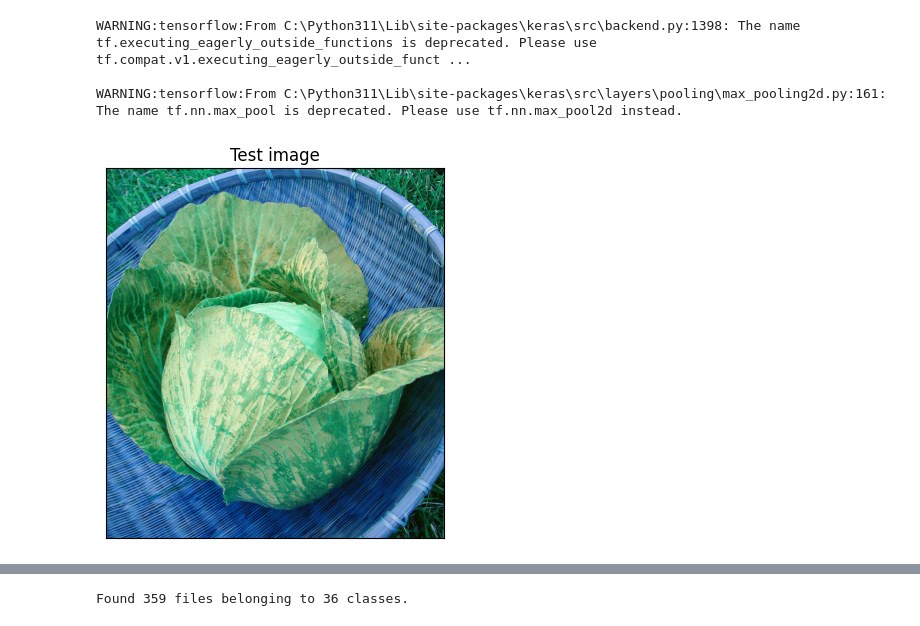
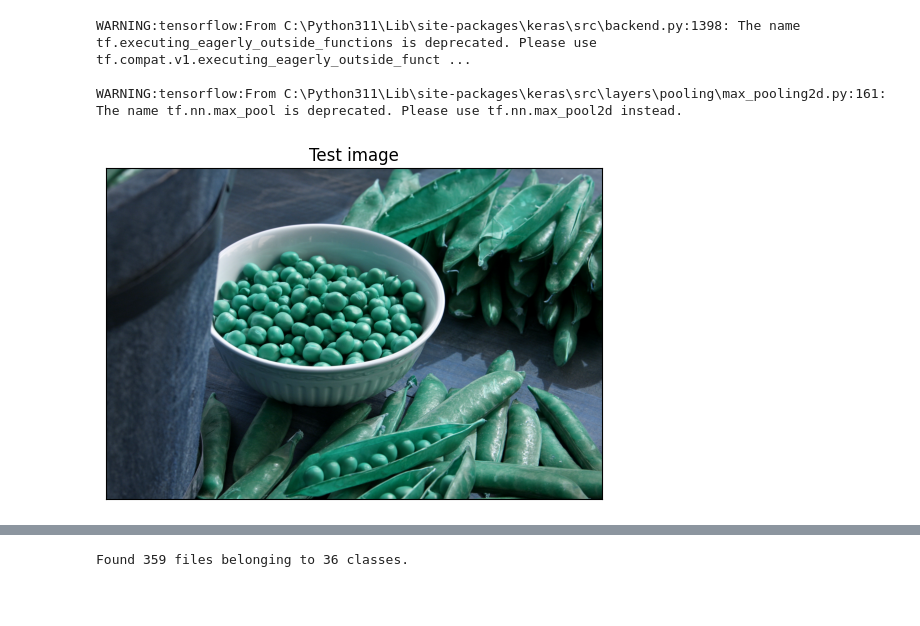
Before and after one commit to Disitha395ra/fruit-vegitable-image-classification, a Jupyter notebook: testingModel.ipynb, the cells around one changed output, grey strips where cells are left out. Drawn from its saved outputs; the diff is of its cells as text; code cells hidden in the pictures; blank space fills up the shorter version.

Commit message:
finalize with some test data

```diff
--- a/testingModel.ipynb
+++ b/testingModel.ipynb
@@ -15,15 +15,15 @@ WARNING:tensorflow:From C:\Python311\Lib\site-packages\keras\src\layers\pooling\
 # %%
 #load the test image
 import cv2
-image_path = r"C:\Users\DELL\OneDrive\Desktop\fruit-vege\fruit-vegitable-image-classification\data\test\cabbage\Image_10.jpg"
+image_path = r"C:\Users\DELL\OneDrive\Desktop\fruit-vege\fruit-vegitable-image-classification\data\test\peas\Image_2.jpg"
 img = cv2.imread(image_path)
 plt.imshow(img)
 plt.title('Test image')
 plt.xticks([])
 plt.yticks([])
 plt.show()
 # %% [output]
-[figure, old version]
+[figure, new version]
 # %%
 image = tf.keras.preprocessing.image.load_img(image_path, target_size=(64,64))
 input_arr = tf.keras.preprocessing.image.img_to_array(image)
```
Also changed, not shown: parts of 5 cells of this notebook.
